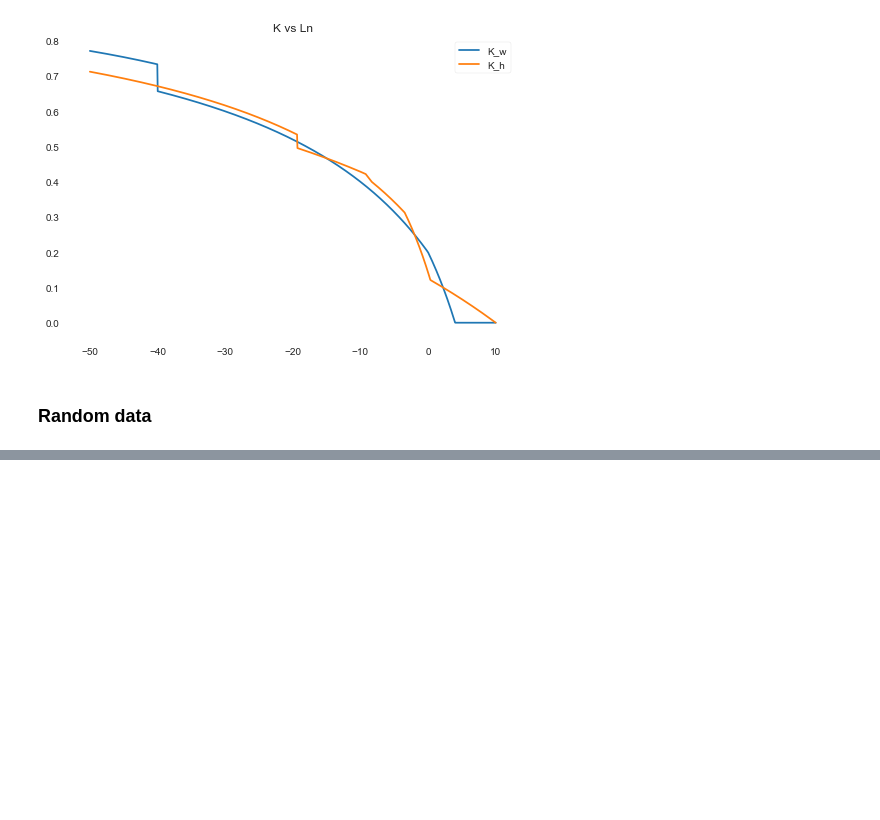
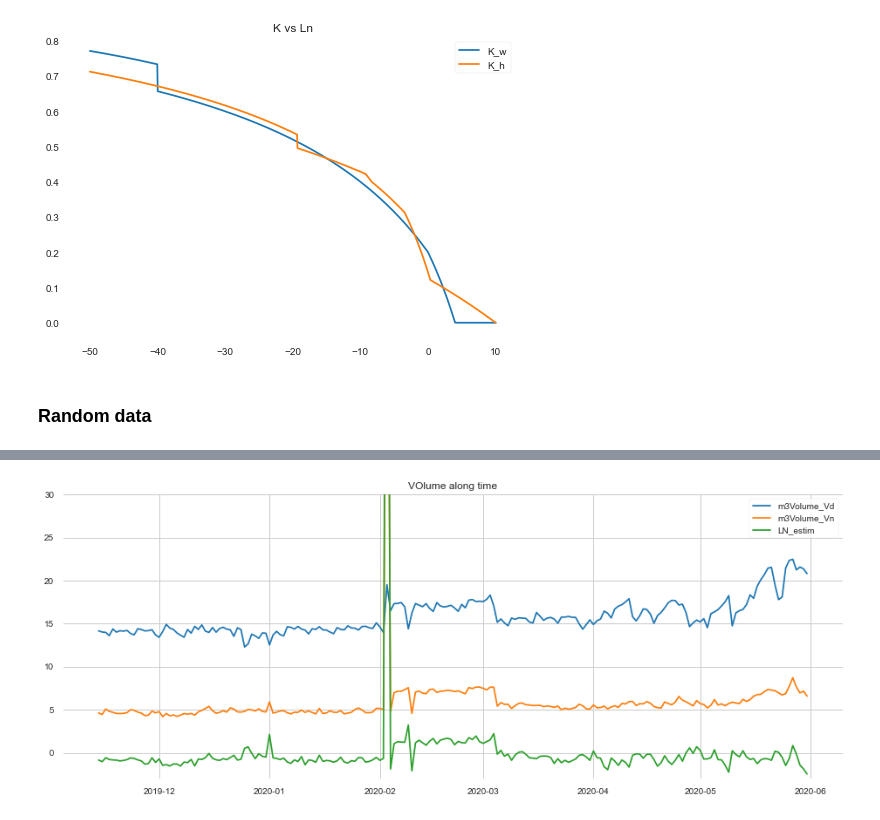
Before and after one commit to StorWater/StorWater_POC, a Jupyter notebook: notebooks/07-jsg-Mazzolani.ipynb, the cells around one changed output, grey strips where cells are left out. Drawn from its saved outputs; the diff is of its cells as text; code cells hidden in the pictures; blank space fills up the shorter version.

```diff
--- a/notebooks/07-jsg-Mazzolani.ipynb
+++ b/notebooks/07-jsg-Mazzolani.ipynb
@@ -407,0 +474,28 @@ Obj: 601.1553539707486
+# %%
+# Estimate daily Ln
+def get_ln(vol_day, vol_nf, K):
+    return (vol_nf - K*vol_day)/(1-K)
+
+vol_day = df_filt.m3Volume_Vd.to_list()
+vol_nf = df_filt.m3Volume_Vn.to_list()
+is_holiday = df_filt.is_holiday.to_list()
+
+N = len(vol_day)
+ln_est = [-99]*N
+for i in range(N):
+    if is_holiday[i] == 1:
+        ln_est[i] = get_ln(vol_day[i], vol_nf[i],K_h[idx_sol])
+    else:
+         ln_est[i] = get_ln(vol_day[i], vol_nf[i], K_w[idx_sol])
+
+plt.plot(df_filt.index, df_filt.m3Volume_Vd)
+plt.plot(df_filt.index, df_filt.m3Volume_Vn)
+plt.plot(df_filt.index, ln_est)
+
+plt.legend(("m3Volume_Vd", "m3Volume_Vn","LN_estim"), loc="upper right")
+plt.title("VOlume along time")
+plt.ylim(-3,30)
+plt.grid()
+plt.show()
+# %% [output]
+[figure, added]
```
Also changed, not shown: parts of 5 cells of this notebook, 2 other files.
